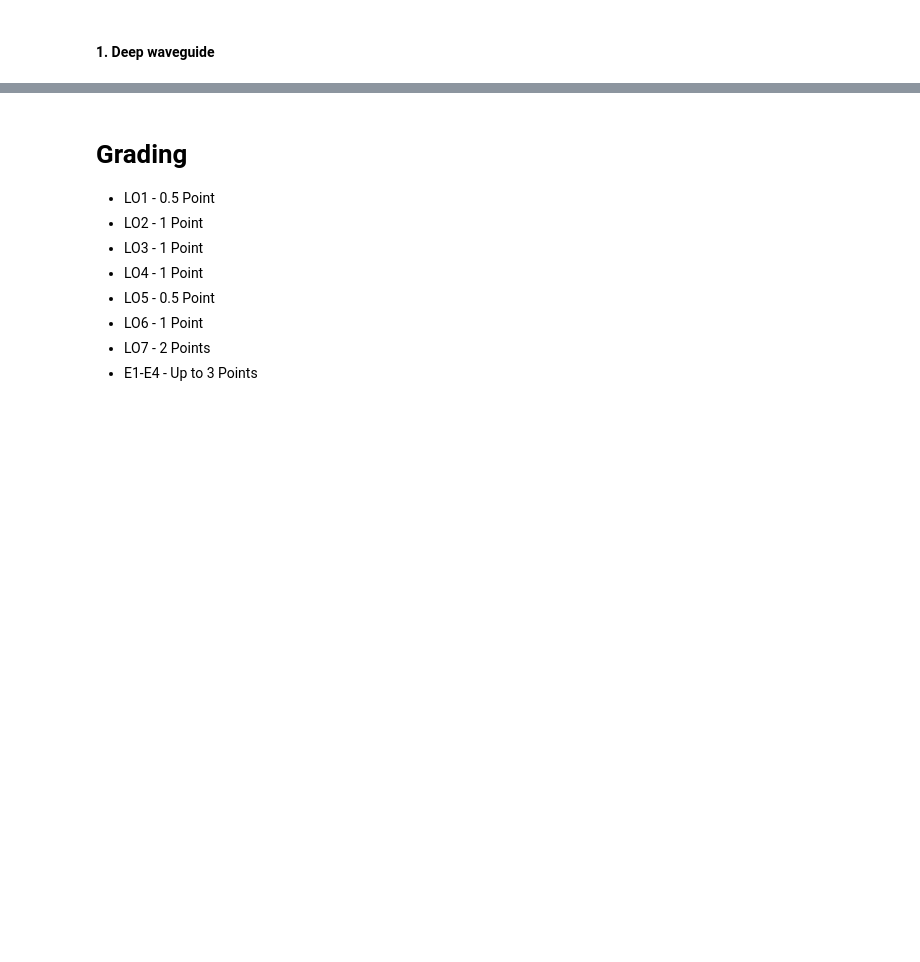
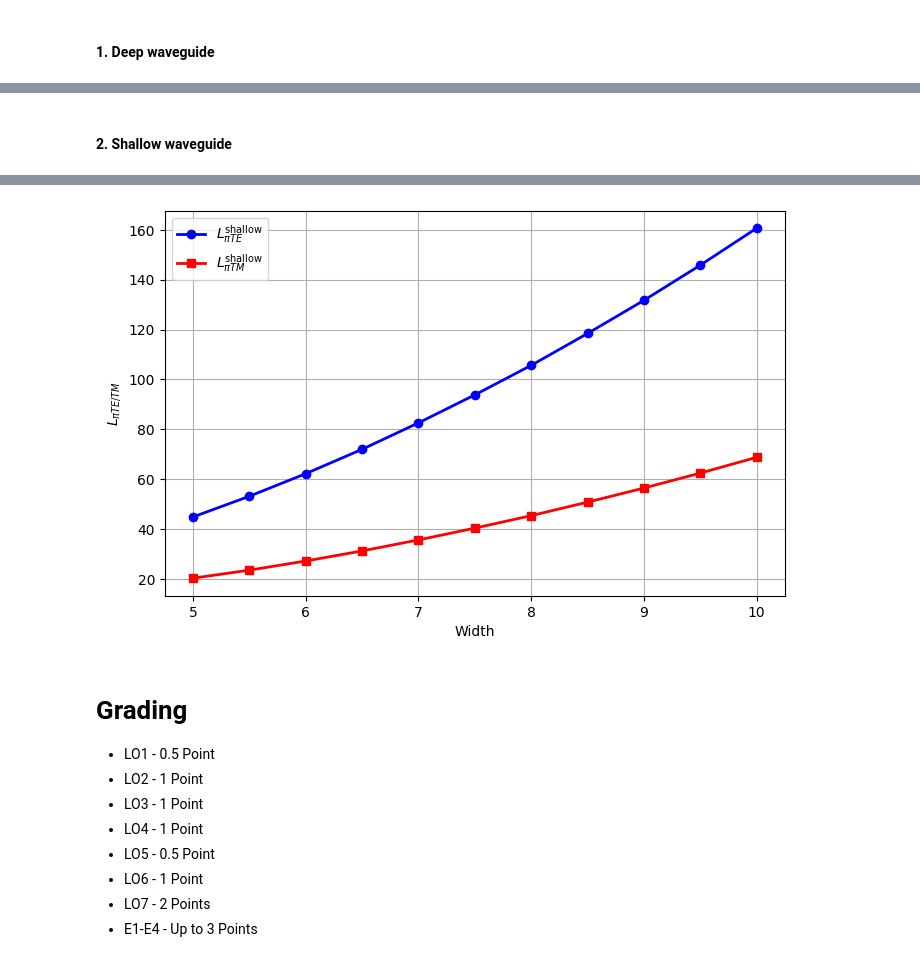
Before and after one commit to lorenagomezdiego/cifoin-lab2, a Jupyter notebook: COUPLERS_Student.ipynb, the cells around one changed output, grey strips where cells are left out. Cells and saved outputs as stored; diff of their text form; code cells hidden in the pictures; blank space fills up the shorter version.

```diff
--- a/COUPLERS_Student.ipynb
+++ b/COUPLERS_Student.ipynb
@@ -1320,0 +1319,49 @@ AttributeError: 'numpy.ndarray' object has no attribute 'append'
+# %% [markdown]
+#### 2. Shallow waveguide
+# %%
+lambda_c = 1.55
+
+mmi_body_w = np.arange(5.0, 10.5, 0.5)
+ # STUDENT. You can manually change the body width
+                 # or you can sweep the parameter using a Python for loop.
+L_pi_TE = []
+L_pi_TM = []
+
+
+for wdth in mmi_body_w:
+    mmi_body_waveguide = gt.modes.Waveguide(
+        # Geometrical Parameters
+        core_width=wdth, # MMI Body width
+        core_thickness=300 * nm, # MMI Body height
+        slab_thickness=150 * nm, # For shallow waveguides - Set to 0 if its a deep-etched waveguides.
+        # Materials
+        core_material='sin', #  Material of the waveguide
+        clad_material='sio2', # Surrounding material
+        # Modesolver Parameters
+        wavelength=lambda_c, # Wavelength to simulate
+        num_modes=15, # Targeted number of modes to find - Higher than before! It's a multimode section
+        max_grid_scaling=1.5, # Parameters of the grid
+        grid_resolution=20, # Parameters of the grid
+        cache_path='.cache/', # Important! In order to save simulation time, set your cache Path!
+        precision='double',
+    )
+    neff = np.asarray(mmi_body_waveguide.n_eff.real)
+    d_n_eff_TE = neff[0] - neff[1]
+    d_n_eff_TM = neff[2] - neff[3]
+    L_pi_TE.append(lambda_c / (2 * np.abs(d_n_eff_TE)))
+    L_pi_TM.append(lambda_c / (2 * np.abs(d_n_eff_TM)))
+
+L_pi_TE = np.array(L_pi_TE)
+L_pi_TM = np.array(L_pi_TM)
+
+# STUDENT plot here.
+
+plt.figure(figsize=(8, 5))
+plt.plot(mmi_body_w, L_pi_TE, 'b-o', linewidth=2, label="$L_{\pi TE}^{\mathrm{shallow}}$")
+plt.plot(mmi_body_w, L_pi_TM, 'r-s',linewidth=2, label="$L_{\pi TM}^{\mathrm{shallow}}$")
+plt.xlabel("Width")
+plt.ylabel("$L_{\pi TE/TM}$")
+plt.grid()
+plt.legend()
+plt.show()
+# %% [output]
@@ -1321,3 +1379,4 @@ AttributeError: 'numpy.ndarray' object has no attribute 'append'
+[figure, added]
 # %% [markdown]
 # Grading
 - LO1 - 0.5 Point
```
Also changed, not shown: parts of 6 cells of this notebook.
